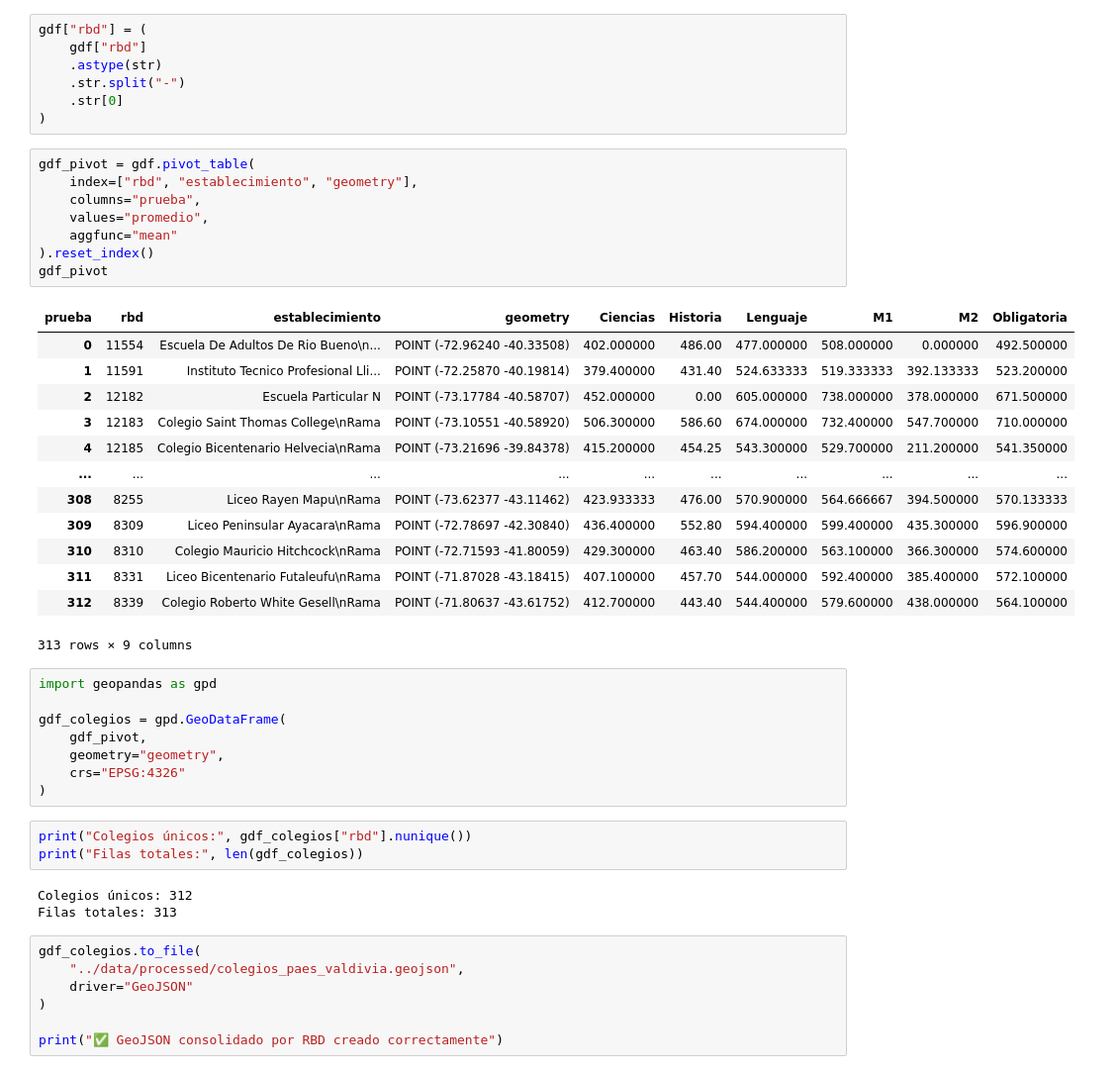
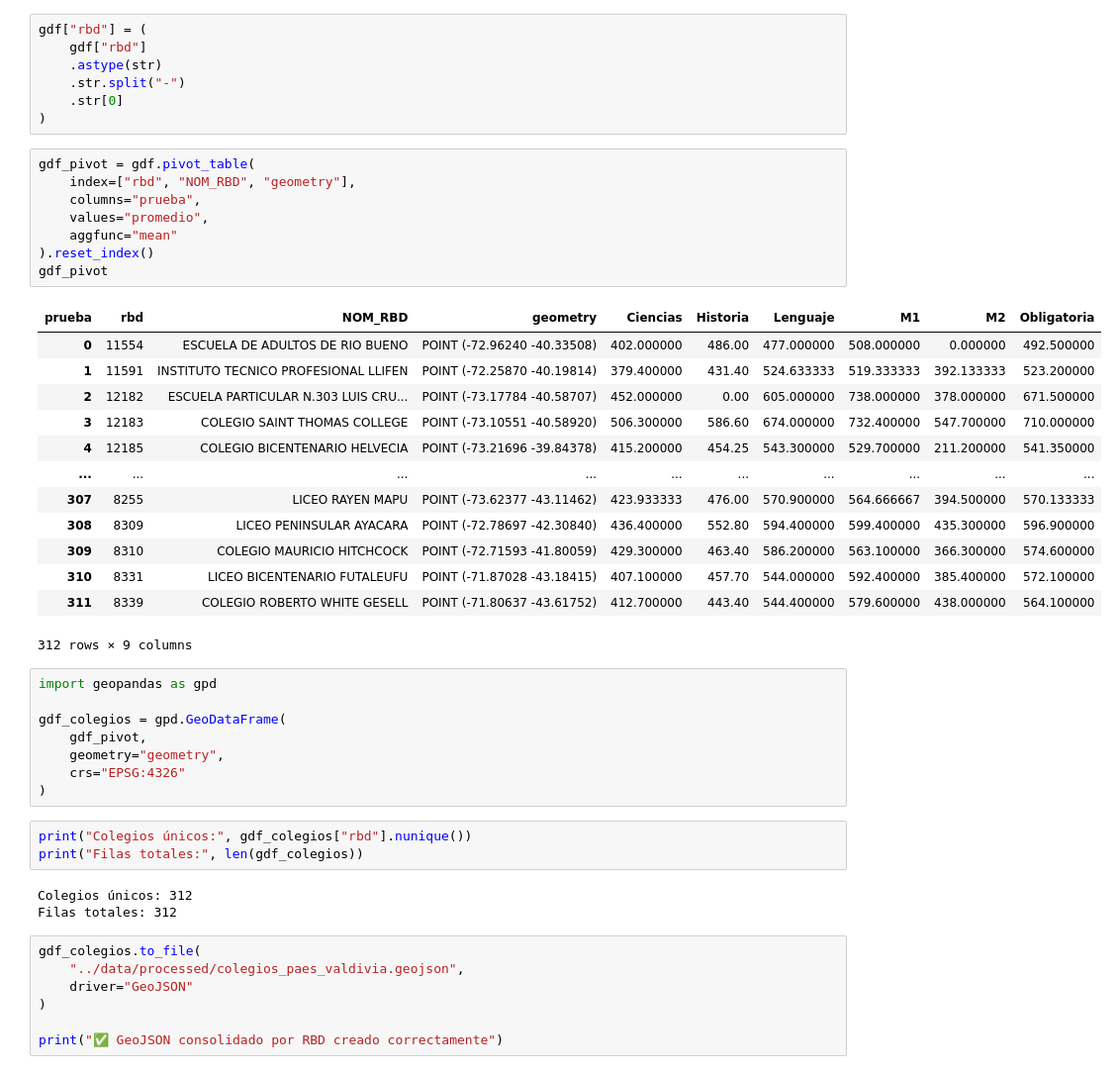
Before and after one commit to JsanzanaJ/Paes_Valdivia, a Jupyter notebook: scripts/limpiezagjson.ipynb, the cells around one changed output. Shown at 99% size. Drawn from its saved outputs; the diff is of its cells as text.

```diff
--- a/scripts/limpiezagjson.ipynb
+++ b/scripts/limpiezagjson.ipynb
@@ -205,26 +205,26 @@ gdf["rbd"] = (
 )
 # %%
 gdf_pivot = gdf.pivot_table(
-    index=["rbd", "establecimiento", "geometry"],
+    index=["rbd", "NOM_RBD", "geometry"],
     columns="prueba",
     values="promedio",
     aggfunc="mean"
 ).reset_index()
 gdf_pivot
 # %% [output]
-| prueba | rbd | establecimiento | geometry | Ciencias | Historia | Lenguaje | M1 | M2 | Obligatoria |
-| 0 | 11554 | Escuela De Adultos De Rio Bueno\n... | POINT (-72.96240 -40.33508) | 402.000000 | 486.00 | 477.000000 | 508.000000 | 0.000000 | 492.500000 |
-| 1 | 11591 | Instituto Tecnico Profesional Lli... | POINT (-72.25870 -40.19814) | 379.400000 | 431.40 | 524.633333 | 519.333333 | 392.133333 | 523.200000 |
-| 2 | 12182 | Escuela Particular N | POINT (-73.17784 -40.58707) | 452.000000 | 0.00 | 605.000000 | 738.000000 | 378.000000 | 671.500000 |
-| 3 | 12183 | Colegio Saint Thomas College\nRama | POINT (-73.10551 -40.58920) | 506.300000 | 586.60 | 674.000000 | 732.400000 | 547.700000 | 710.000000 |
-| 4 | 12185 | Colegio Bicentenario Helvecia\nRama | POINT (-73.21696 -39.84378) | 415.200000 | 454.25 | 543.300000 | 529.700000 | 211.200000 | 541.350000 |
+| prueba | rbd | NOM_RBD | geometry | Ciencias | Historia | Lenguaje | M1 | M2 | Obligatoria |
+| 0 | 11554 | ESCUELA DE ADULTOS DE RIO BUENO | POINT (-72.96240 -40.33508) | 402.000000 | 486.00 | 477.000000 | 508.000000 | 0.000000 | 492.500000 |
+| 1 | 11591 | INSTITUTO TECNICO PROFESIONAL LLIFEN | POINT (-72.25870 -40.19814) | 379.400000 | 431.40 | 524.633333 | 519.333333 | 392.133333 | 523.200000 |
+| 2 | 12182 | ESCUELA PARTICULAR N.303 LUIS CRU... | POINT (-73.17784 -40.58707) | 452.000000 | 0.00 | 605.000000 | 738.000000 | 378.000000 | 671.500000 |
+| 3 | 12183 | COLEGIO SAINT THOMAS COLLEGE | POINT (-73.10551 -40.58920) | 506.300000 | 586.60 | 674.000000 | 732.400000 | 547.700000 | 710.000000 |
+| 4 | 12185 | COLEGIO BICENTENARIO HELVECIA | POINT (-73.21696 -39.84378) | 415.200000 | 454.25 | 543.300000 | 529.700000 | 211.200000 | 541.350000 |
 | ... | ... | ... | ... | ... | ... | ... | ... | ... | ... |
-| 308 | 8255 | Liceo Rayen Mapu\nRama | POINT (-73.62377 -43.11462) | 423.933333 | 476.00 | 570.900000 | 564.666667 | 394.500000 | 570.133333 |
-| 309 | 8309 | Liceo Peninsular Ayacara\nRama | POINT (-72.78697 -42.30840) | 436.400000 | 552.80 | 594.400000 | 599.400000 | 435.300000 | 596.900000 |
-| 310 | 8310 | Colegio Mauricio Hitchcock\nRama | POINT (-72.71593 -41.80059) | 429.300000 | 463.40 | 586.200000 | 563.100000 | 366.300000 | 574.600000 |
-| 311 | 8331 | Liceo Bicentenario Futaleufu\nRama | POINT (-71.87028 -43.18415) | 407.100000 | 457.70 | 544.000000 | 592.400000 | 385.400000 | 572.100000 |
-| 312 | 8339 | Colegio Roberto White Gesell\nRama | POINT (-71.80637 -43.61752) | 412.700000 | 443.40 | 544.400000 | 579.600000 | 438.000000 | 564.100000 |
+| 307 | 8255 | LICEO RAYEN MAPU | POINT (-73.62377 -43.11462) | 423.933333 | 476.00 | 570.900000 | 564.666667 | 394.500000 | 570.133333 |
+| 308 | 8309 | LICEO PENINSULAR AYACARA | POINT (-72.78697 -42.30840) | 436.400000 | 552.80 | 594.400000 | 599.400000 | 435.300000 | 596.900000 |
+| 309 | 8310 | COLEGIO MAURICIO HITCHCOCK | POINT (-72.71593 -41.80059) | 429.300000 | 463.40 | 586.200000 | 563.100000 | 366.300000 | 574.600000 |
+| 310 | 8331 | LICEO BICENTENARIO FUTALEUFU | POINT (-71.87028 -43.18415) | 407.100000 | 457.70 | 544.000000 | 592.400000 | 385.400000 | 572.100000 |
+| 311 | 8339 | COLEGIO ROBERTO WHITE GESELL | POINT (-71.80637 -43.61752) | 412.700000 | 443.40 | 544.400000 | 579.600000 | 438.000000 | 564.100000 |
-313 rows × 9 columns
+312 rows × 9 columns
 # %%
 import geopandas as gpd
 
@@ -238,7 +238,7 @@ print("Colegios únicos:", gdf_colegios["rbd"].nunique())
 print("Filas totales:", len(gdf_colegios))
 # %% [output]
 Colegios únicos: 312
-Filas totales: 313
+Filas totales: 312
 # %%
 gdf_colegios.to_file(
     "../data/processed/colegios_paes_valdivia.geojson",
```
Also changed, not shown: parts of 2 cells of this notebook, 4 other files.
